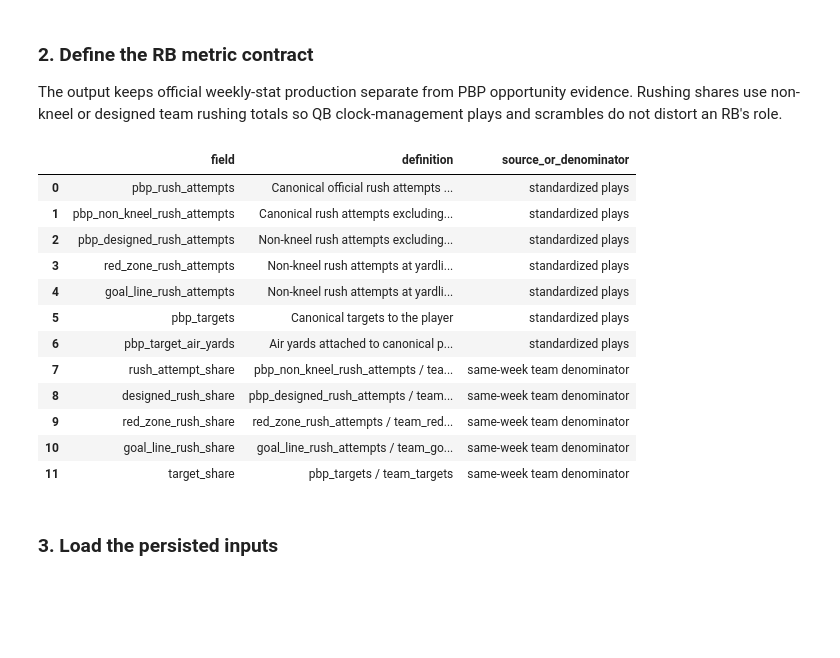
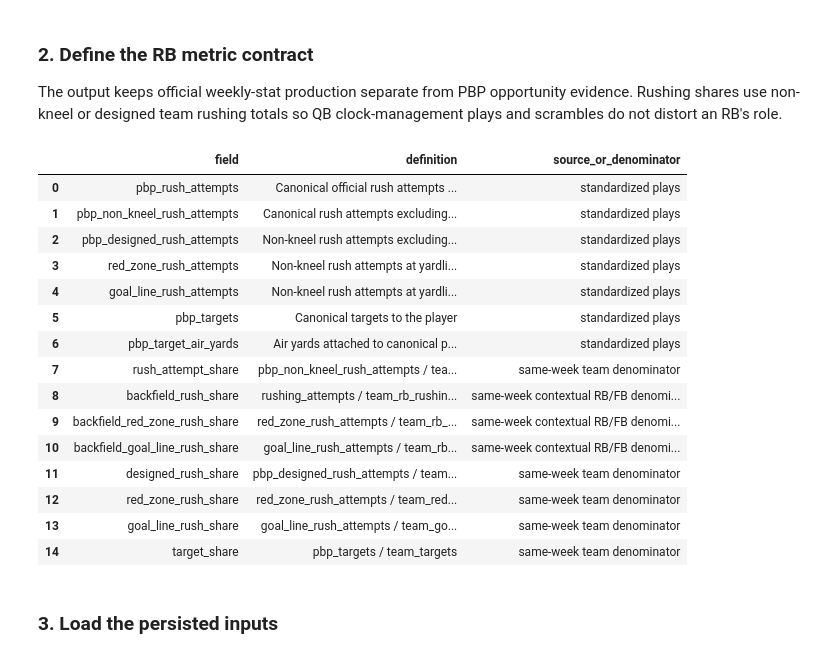
Before and after one commit to ddarby15/nfl-dream-lab-app, a Jupyter notebook: notebooks/silver/05_rb_weekly_facts.ipynb, the cells around one changed output. Saved outputs shown, nothing was run; the diff lists cells and outputs as text; code cells hidden in the pictures; blank space fills up the shorter version.

```diff
--- a/notebooks/silver/05_rb_weekly_facts.ipynb
+++ b/notebooks/silver/05_rb_weekly_facts.ipynb
@@ -155,37 +156,43 @@ The output keeps official weekly-stat production separate from PBP opportunity e
 # %%
 metric_contract = pd.DataFrame(
     [
         ["pbp_rush_attempts", "Canonical official rush attempts for the player", "standardized plays"],
         ["pbp_non_kneel_rush_attempts", "Canonical rush attempts excluding kneels", "standardized plays"],
         ["pbp_designed_rush_attempts", "Non-kneel rush attempts excluding QB scrambles", "standardized plays"],
         ["red_zone_rush_attempts", "Non-kneel rush attempts at yardline_100 <= 20", "standardized plays"],
         ["goal_line_rush_attempts", "Non-kneel rush attempts at yardline_100 <= 5", "standardized plays"],
         ["pbp_targets", "Canonical targets to the player", "standardized plays"],
         ["pbp_target_air_yards", "Air yards attached to canonical player targets", "standardized plays"],
         ["rush_attempt_share", "pbp_non_kneel_rush_attempts / team_non_kneel_rush_attempts", "same-week team denominator"],
+        ["backfield_rush_share", "rushing_attempts / team_rb_rushing_attempts", "same-week contextual RB/FB denominator"],
+        ["backfield_red_zone_rush_share", "red_zone_rush_attempts / team_rb_red_zone_rush_attempts", "same-week contextual RB/FB denominator"],
+        ["backfield_goal_line_rush_share", "goal_line_rush_attempts / team_rb_goal_line_rush_attempts", "same-week contextual RB/FB denominator"],
         ["designed_rush_share", "pbp_designed_rush_attempts / team_designed_rush_attempts", "same-week team denominator"],
         ["red_zone_rush_share", "red_zone_rush_attempts / team_red_zone_rush_attempts", "same-week team denominator"],
         ["goal_line_rush_share", "goal_line_rush_attempts / team_goal_line_rush_attempts", "same-week team denominator"],
         ["target_share", "pbp_targets / team_targets", "same-week team denominator"],
     ],
     columns=["field", "definition", "source_or_denominator"],
 )
 
 metric_contract
 # %% [output]
 |  | field | definition | source_or_denominator |
 | 0 | pbp_rush_attempts | Canonical official rush attempts ... | standardized plays |
 | 1 | pbp_non_kneel_rush_attempts | Canonical rush attempts excluding... | standardized plays |
 | 2 | pbp_designed_rush_attempts | Non-kneel rush attempts excluding... | standardized plays |
 | 3 | red_zone_rush_attempts | Non-kneel rush attempts at yardli... | standardized plays |
 | 4 | goal_line_rush_attempts | Non-kneel rush attempts at yardli... | standardized plays |
 | 5 | pbp_targets | Canonical targets to the player | standardized plays |
 | 6 | pbp_target_air_yards | Air yards attached to canonical p... | standardized plays |
 | 7 | rush_attempt_share | pbp_non_kneel_rush_attempts / tea... | same-week team denominator |
-| 8 | designed_rush_share | pbp_designed_rush_attempts / team... | same-week team denominator |
-| 9 | red_zone_rush_share | red_zone_rush_attempts / team_red... | same-week team denominator |
-| 10 | goal_line_rush_share | goal_line_rush_attempts / team_go... | same-week team denominator |
-| 11 | target_share | pbp_targets / team_targets | same-week team denominator |
+| 8 | backfield_rush_share | rushing_attempts / team_rb_rushin... | same-week contextual RB/FB denomi... |
+| 9 | backfield_red_zone_rush_share | red_zone_rush_attempts / team_rb_... | same-week contextual RB/FB denomi... |
+| 10 | backfield_goal_line_rush_share | goal_line_rush_attempts / team_rb... | same-week contextual RB/FB denomi... |
+| 11 | designed_rush_share | pbp_designed_rush_attempts / team... | same-week team denominator |
+| 12 | red_zone_rush_share | red_zone_rush_attempts / team_red... | same-week team denominator |
+| 13 | goal_line_rush_share | goal_line_rush_attempts / team_go... | same-week team denominator |
+| 14 | target_share | pbp_targets / team_targets | same-week team denominator |
 # %% [markdown]
 ### 3. Load the persisted inputs
 # %%
```
Also changed, not shown: parts of 20 cells of this notebook, 25 other files.
